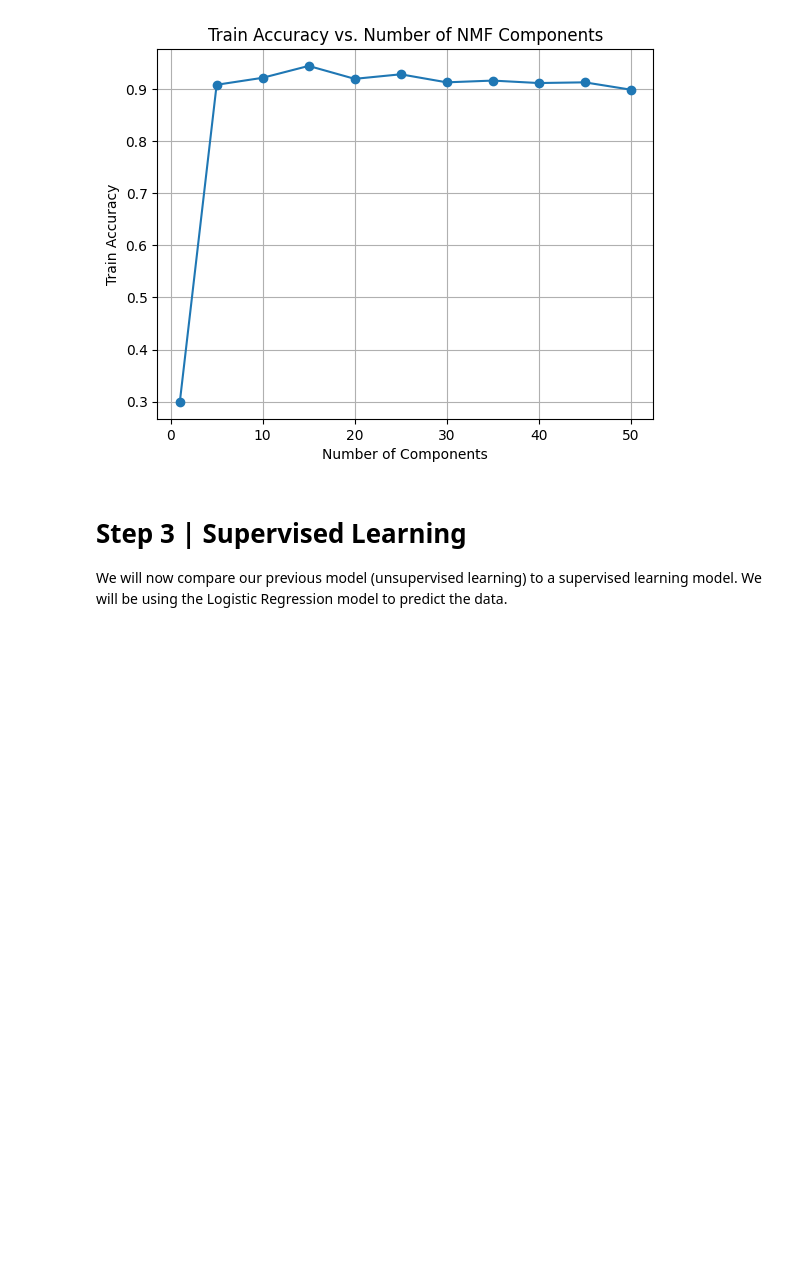
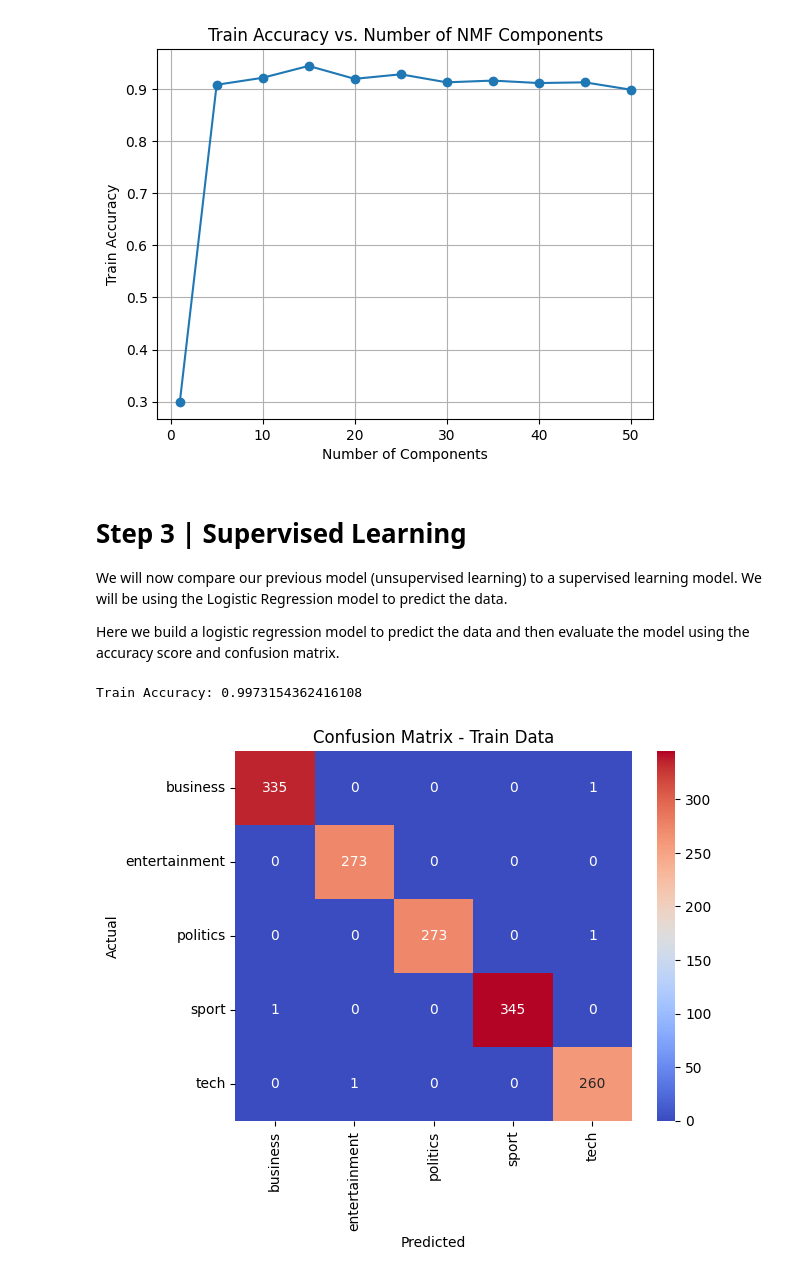
Before and after one commit to Karan-D-Software/ML-News-Classification, a Jupyter notebook: project.ipynb, the cells around one changed output. Saved outputs shown, nothing was run; the diff lists cells and outputs as text; code cells hidden in the pictures; blank space fills up the shorter version.

```diff
--- a/project.ipynb
+++ b/project.ipynb
@@ -284,3 +283,25 @@ plt.show()
 # %% [markdown]
 # Step 3 | Supervised Learning
 We will now compare our previous model (unsupervised learning) to a supervised learning model. We will be using the Logistic Regression model to predict the data.
+
+Here we build a logistic regression model to predict the data and then evaluate the model using the accuracy score and confusion matrix.
+# %%
+label_encoder = LabelEncoder()
+y_train = label_encoder.fit_transform(train_data['Category'])
+
+clf = LogisticRegression(max_iter=1000, random_state=42)
+clf.fit(X_train_tfidf, y_train)
+
+y_train_pred = clf.predict(X_train_tfidf)
+train_accuracy = accuracy_score(y_train, y_train_pred)
+print(f"Train Accuracy: {train_accuracy}")
+
+conf_matrix = confusion_matrix(y_train, y_train_pred)
+sns.heatmap(conf_matrix, annot=True, fmt='d', cmap='coolwarm', xticklabels=label_encoder.classes_, yticklabels=label_encoder.classes_)
+plt.xlabel('Predicted')
+plt.ylabel('Actual')
+plt.title('Confusion Matrix - Train Data')
+plt.show()
+# %% [output]
+Train Accuracy: 0.9973154362416108
+[figure, added]
```
Also changed, not shown: parts of 5 cells of this notebook, 3 other files.
